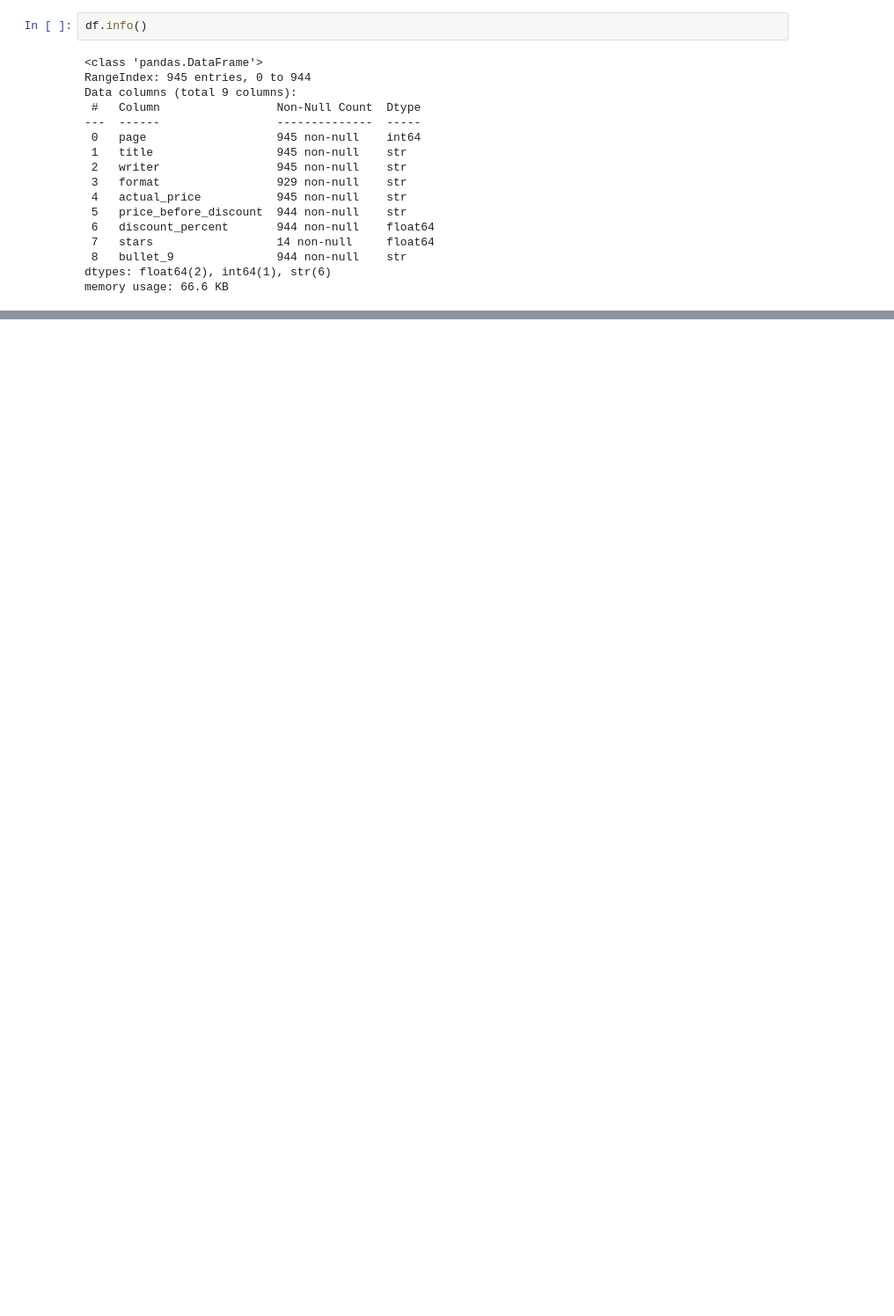
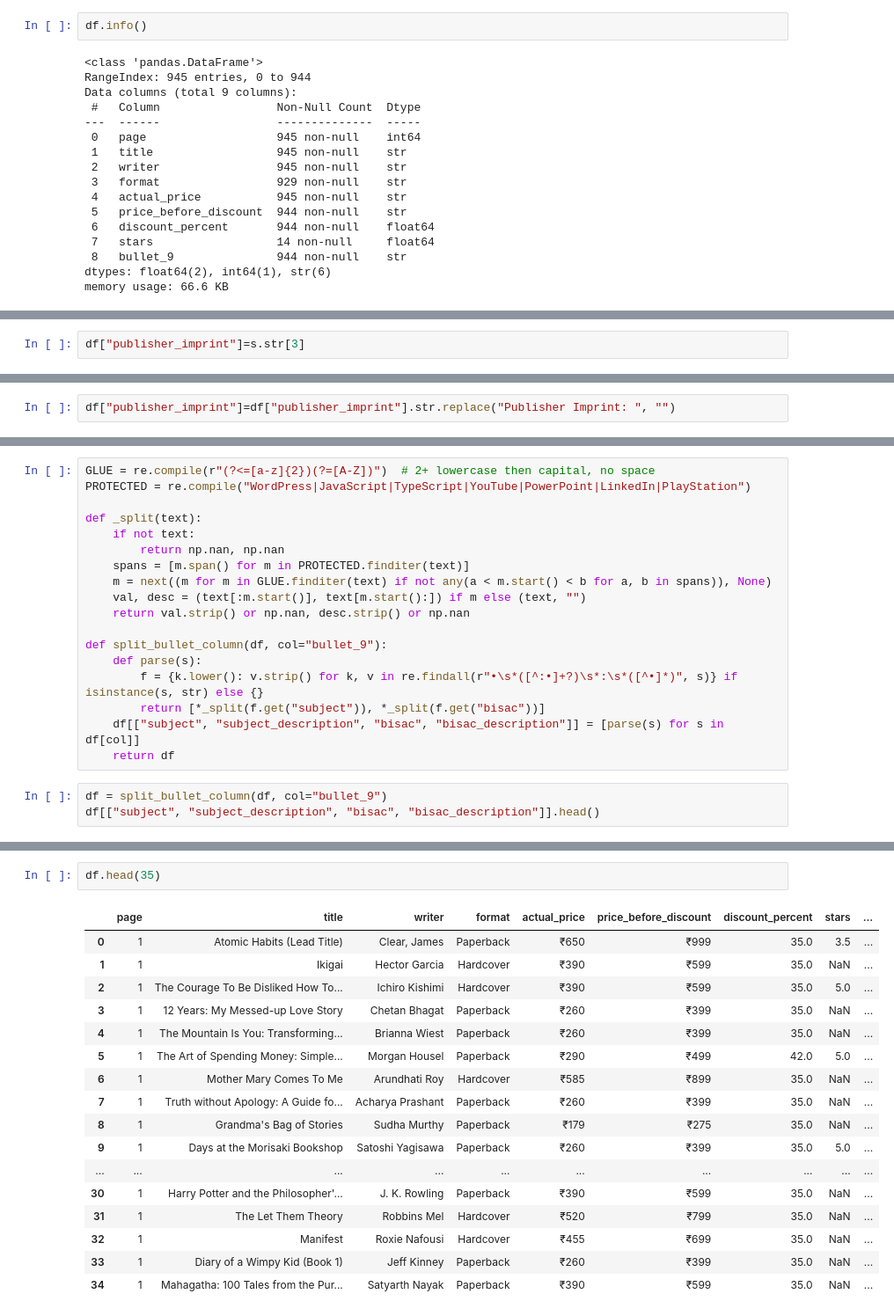
Before and after one commit to DrishtiSharma7/DSMP, a Jupyter notebook: Data Analysis/BookTrending/booktrending_da.ipynb, the cells around one changed output, grey strips where cells are left out. Shown at 88% size. Saved outputs shown, nothing was run; the diff lists cells and outputs as text; blank space fills up the shorter version.

```diff
--- a/Data Analysis/BookTrending/booktrending_da.ipynb
+++ b/Data Analysis/BookTrending/booktrending_da.ipynb
@@ -205,0 +387,2 @@ memory usage: 66.6 KB
+# %%
+df["publisher_imprint"]=s.str[3]
@@ -205,0 +398,2 @@ memory usage: 66.6 KB
+# %%
+df["publisher_imprint"]=df["publisher_imprint"].str.replace("Publisher Imprint: ", "")
@@ -205,0 +440,21 @@ memory usage: 66.6 KB
+# %%
+GLUE = re.compile(r"(?<=[a-z]{2})(?=[A-Z])")  # 2+ lowercase then capital, no space
+PROTECTED = re.compile("WordPress|JavaScript|TypeScript|YouTube|PowerPoint|LinkedIn|PlayStation")
+
+def _split(text):
+    if not text:
+        return np.nan, np.nan
+    spans = [m.span() for m in PROTECTED.finditer(text)]
+    m = next((m for m in GLUE.finditer(text) if not any(a < m.start() < b for a, b in spans)), None)
+    val, desc = (text[:m.start()], text[m.start():]) if m else (text, "")
+    return val.strip() or np.nan, desc.strip() or np.nan
+
+def split_bullet_column(df, col="bullet_9"):
+    def parse(s):
+        f = {k.lower(): v.strip() for k, v in re.findall(r"•\s*([^:•]+?)\s*:\s*([^•]*)", s)} if isinstance(s, str) else {}
+        return [*_split(f.get("subject")), *_split(f.get("bisac"))]
+    df[["subject", "subject_description", "bisac", "bisac_description"]] = [parse(s) for s in df[col]]
+    return df
+# %%
+df = split_bullet_column(df, col="bullet_9")
+df[["subject", "subject_description", "bisac", "bisac_description"]].head()
@@ -205,0 +468,20 @@ memory usage: 66.6 KB
+# %%
+df.head(35)
+# %% [output]
+|  | page | title | writer | format | actual_price | price_before_discount | discount_percent | stars | ... |
+| 0 | 1 | Atomic Habits (Lead Title) | Clear, James | Paperback | ₹650 | ₹999 | 35.0 | 3.5 | ... |
+| 1 | 1 | Ikigai | Hector Garcia | Hardcover | ₹390 | ₹599 | 35.0 | NaN | ... |
+| 2 | 1 | The Courage To Be Disliked How To... | Ichiro Kishimi | Hardcover | ₹390 | ₹599 | 35.0 | 5.0 | ... |
+| 3 | 1 | 12 Years: My Messed-up Love Story | Chetan Bhagat | Paperback | ₹260 | ₹399 | 35.0 | NaN | ... |
+| 4 | 1 | The Mountain Is You: Transforming... | Brianna Wiest | Paperback | ₹260 | ₹399 | 35.0 | NaN | ... |
+| 5 | 1 | The Art of Spending Money: Simple... | Morgan Housel | Paperback | ₹290 | ₹499 | 42.0 | 5.0 | ... |
+| 6 | 1 | Mother Mary Comes To Me | Arundhati Roy | Hardcover | ₹585 | ₹899 | 35.0 | NaN | ... |
+| 7 | 1 | Truth without Apology: A Guide fo... | Acharya Prashant | Paperback | ₹260 | ₹399 | 35.0 | NaN | ... |
+| 8 | 1 | Grandma's Bag of Stories | Sudha Murthy | Paperback | ₹179 | ₹275 | 35.0 | NaN | ... |
+| 9 | 1 | Days at the Morisaki Bookshop | Satoshi Yagisawa | Paperback | ₹260 | ₹399 | 35.0 | 5.0 | ... |
+| ... | ... | ... | ... | ... | ... | ... | ... | ... | ... |
+| 30 | 1 | Harry Potter and the Philosopher'... | J. K. Rowling | Paperback | ₹390 | ₹599 | 35.0 | NaN | ... |
+| 31 | 1 | The Let Them Theory | Robbins Mel | Hardcover | ₹520 | ₹799 | 35.0 | NaN | ... |
+| 32 | 1 | Manifest | Roxie Nafousi | Hardcover | ₹455 | ₹699 | 35.0 | NaN | ... |
+| 33 | 1 | Diary of a Wimpy Kid (Book 1) | Jeff Kinney | Paperback | ₹260 | ₹399 | 35.0 | NaN | ... |
+| 34 | 1 | Mahagatha: 100 Tales from the Pur... | Satyarth Nayak | Paperback | ₹390 | ₹599 | 35.0 | NaN | ... |
```
Also changed, not shown: parts of 57 cells of this notebook, 1 other file.
